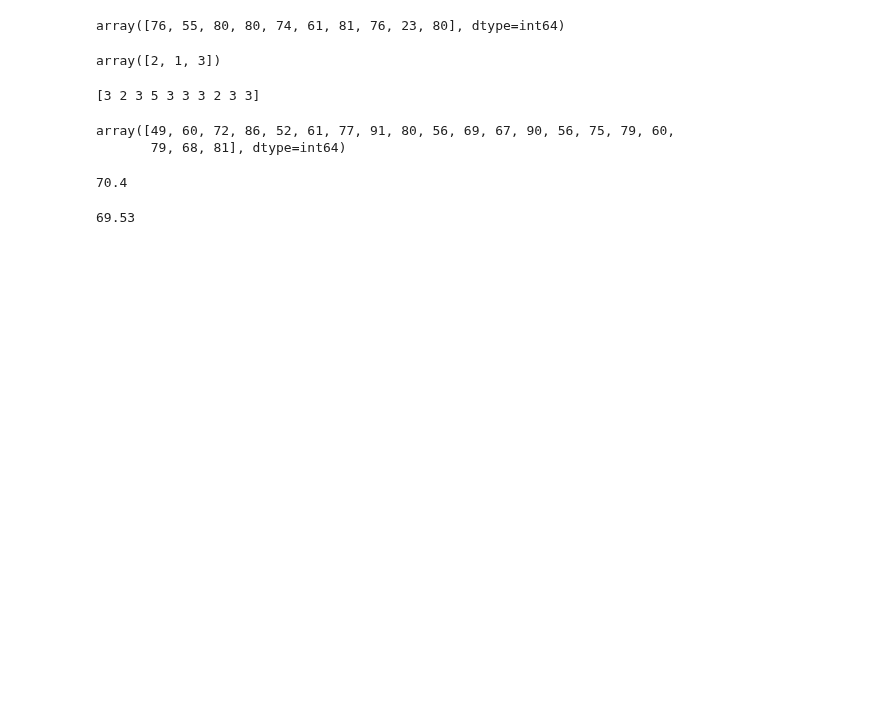
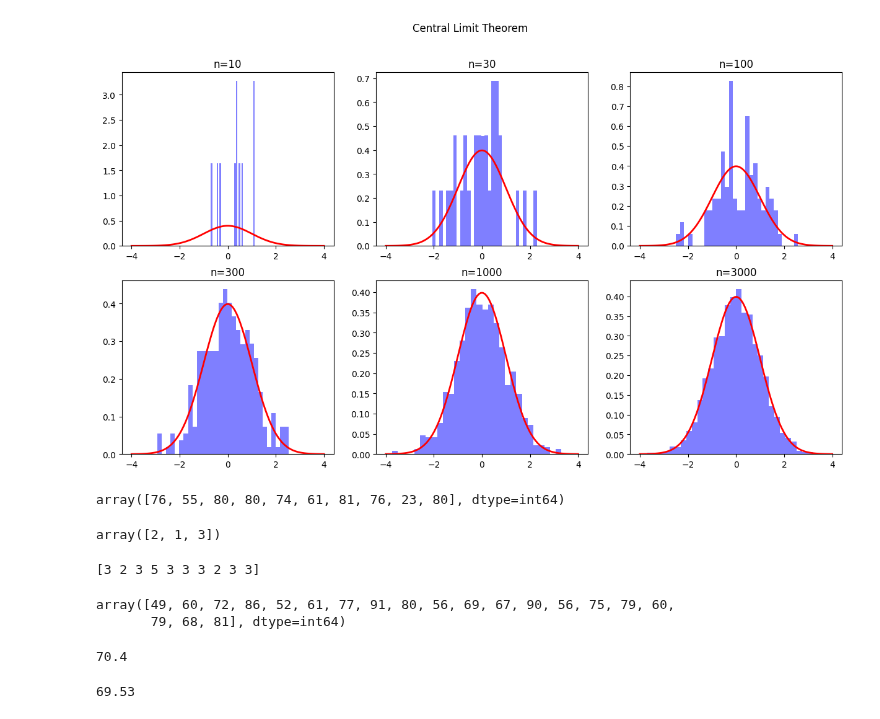
Before and after one commit to ilm52626/HKMD1_Complementary, a Jupyter notebook: m3_통계수학/stat2_guide_revised.ipynb, the cells around one changed output. Drawn from its saved outputs; the diff is of its cells as text; code cells hidden in the pictures; blank space fills up the shorter version.

```diff
--- a/m3_통계수학/stat2_guide_revised.ipynb
+++ b/m3_통계수학/stat2_guide_revised.ipynb
@@ -12,0 +50,6 @@
+# %%
+# 1부터 100까지의 수 중에서 10개의 수를 무작위로 추출 (표본을 추출)
+import random
+
+sample = random.sample(range(1, 101), 10)
+print(sample)
@@ -13,3 +90,43 @@
+# %%
+#### 중심극한정리 예시
+
+import numpy as np
+import matplotlib.pyplot as plt
+
+# 모집단 데이터 생성
+mu = 0
+sigma = 1
+population = np.random.normal(mu, sigma, 1000000)
+
+# 샘플링 수
+sample_sizes = [10, 30, 100, 300, 1000, 3000]
+
+# 그래프 출력
+fig, axs = plt.subplots(2, 3, figsize=(15, 8))
+axs = axs.ravel()
+
+for i, n in enumerate(sample_sizes):
+    # n개의 데이터를 무작위로 추출하여 샘플 생성
+    sample = np.random.choice(population, n)
+
+    # 히스토그램 그리기
+    axs[i].hist(sample, bins=30, density=True, alpha=0.5, color='blue')
+
+    # 정규분포 그리기
+    x = np.linspace(-4, 4, 100)
+    y = 1/(np.sqrt(2*np.pi)*sigma)*np.exp(-(x-mu)**2/(2*sigma**2))
+    axs[i].plot(x, y, color='red', lw=2)
+
+    # 제목 설정
+    axs[i].set_title(f'n={n}')
+
+# 전체 그래프 제목 설정
+fig.suptitle('Central Limit Theorem')
+
+# 그래프 보이기
+plt.show()
+# %% [output]
+[figure, added]
 # %%
 # 모집단과 표본
 # 표본의 추출방법
```
Also changed, not shown: parts of 14 cells of this notebook.
